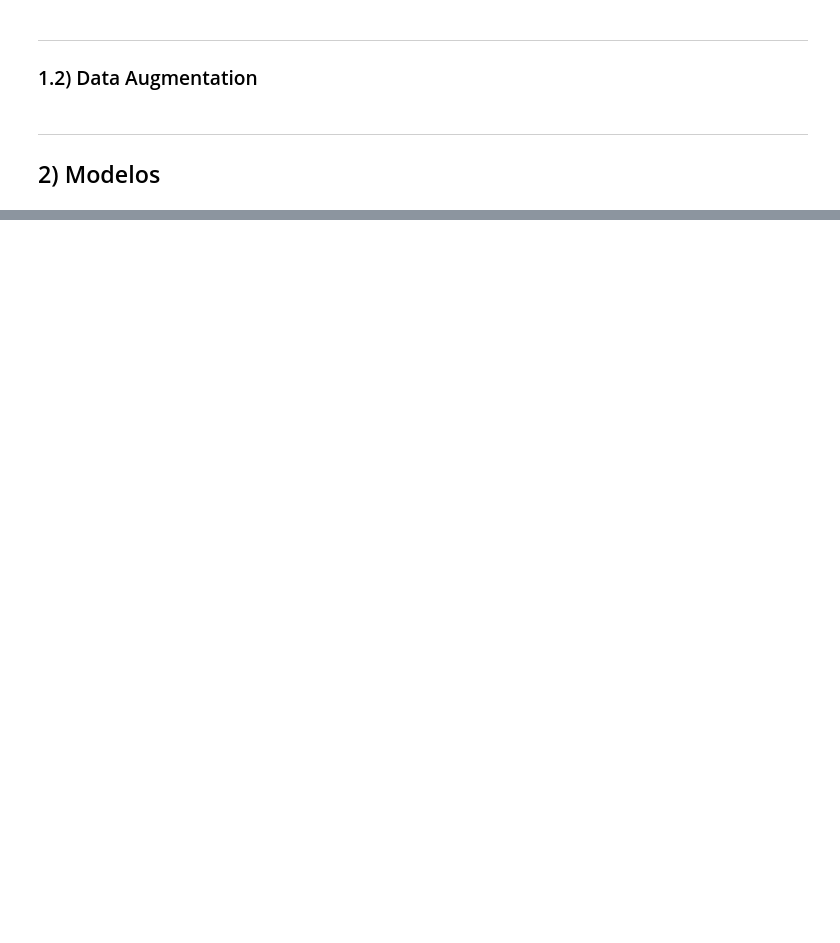
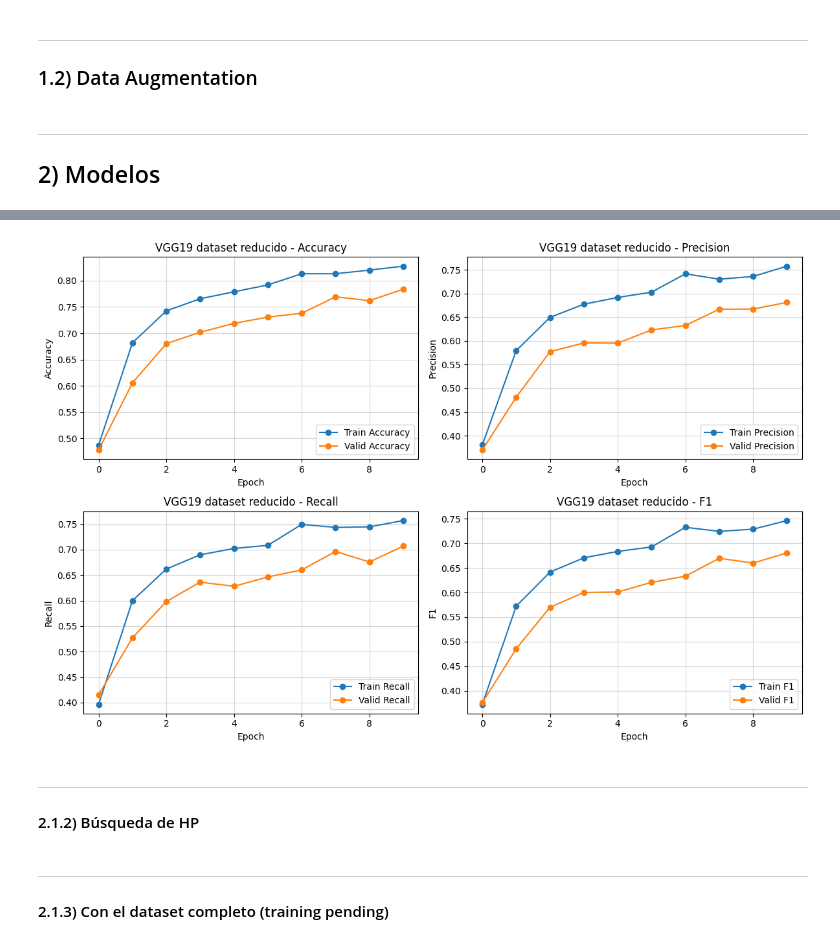
Before and after one commit to mmarando/vpc2, a Jupyter notebook: notebook_vpc2.ipynb, the cells around one changed output, grey strips where cells are left out. Saved outputs shown, nothing was run; the diff lists cells and outputs as text; code cells hidden in the pictures; blank space fills up the shorter version.

Commit message:
agrego mobilenetv2 y dataset reducido

```diff
--- a/notebook_vpc2.ipynb
+++ b/notebook_vpc2.ipynb
@@ -196,15 +252,36 @@ def train_and_evaluate(model, optimizer, criterion, data, epochs, device):
         print(f"  Valid - Accuracy: {results['accuracy']['valid'][-1]:.4f}, Precision: {results['precision']['valid'][-1]:.4f}, Recall: {results['recall']['valid'][-1]:.4f}, F1: {results['f1']['valid'][-1]:.4f}")
 
     # Guardar métricas en archivos
+    model_name = model.__class__.__name__
     for key in metrics.keys():
-        save_metric(f"VGG19_{key}_train.txt", results[key]["train"])
-        save_metric(f"VGG19_{key}_valid.txt", results[key]["valid"])
+        save_metric(f"{model_name}_{key}_train.txt", results[key]["train"])
+        save_metric(f"{model_name}_{key}_valid.txt", results[key]["valid"])
 
     return results
 
-# Guardar métricas en archivos
+
+# Funcion para guardar métricas en archivos
 def save_metric(filename, values):
     with open(filename, "w") as file:
         for value in values:
             file.write(f"{value}\n")
+
+
+# Funcion para graficar las metricas
+def plot_metrics(title, results):
+    fig, axes = plt.subplots(2, 2, figsize=(12, 8))
+    metrics_to_plot = ['accuracy', 'precision', 'recall', 'f1']
+    for i, key in enumerate(metrics_to_plot):
+        row = i // 2
+        col = i % 2
+        axes[row, col].plot(results[key]["train"], label=f"Train {key.capitalize()}", marker='o')
+        axes[row, col].plot(results[key]["valid"], label=f"Valid {key.capitalize()}", marker='o')
+        axes[row, col].set_xlabel("Epoch")
+        axes[row, col].set_ylabel(key.capitalize())
+        axes[row, col].set_title(f"{title} - {key.capitalize()}")
+        axes[row, col].grid(alpha=0.5)
+        axes[row, col].legend(loc='lower right')
+
+    plt.tight_layout()
+    plt.show()
 # %% [markdown]
@@ -211,0 +341,2 @@ def save_metric(filename, values):
+# %%
+vgg19_reduced_results = train_and_evaluate(vgg19_model, optimizer, criterion, data, EPOCHS, device)
@@ -211,0 +361,7 @@ def save_metric(filename, values):
+# %%
+plot_metrics("VGG19 dataset reducido", vgg19_reduced_results)
+# %% [output]
+[figure, added]
+# %% [markdown]
+---
+#### 2.1.2) Búsqueda de HP
@@ -212,3 +370,6 @@ def save_metric(filename, values):
+# %% [markdown]
+---
+#### 2.1.3) Con el dataset completo (training pending)
 # %%
 # Configuración inicial
 CANTIDAD_CLASES = 141
```
Also changed, not shown: parts of 31 cells of this notebook.
